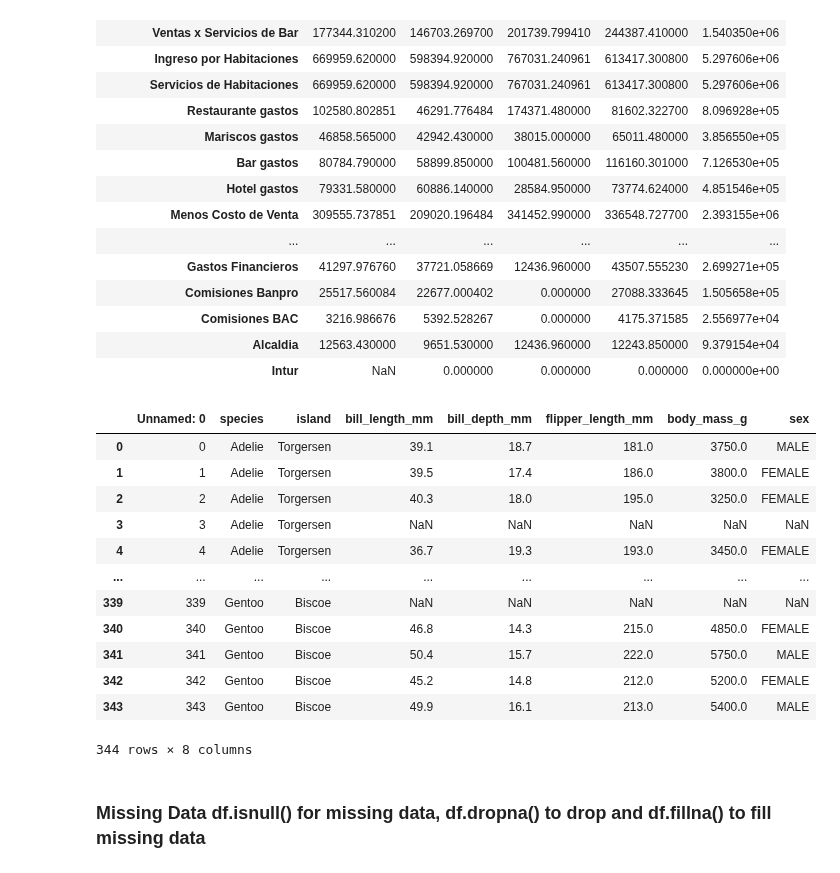
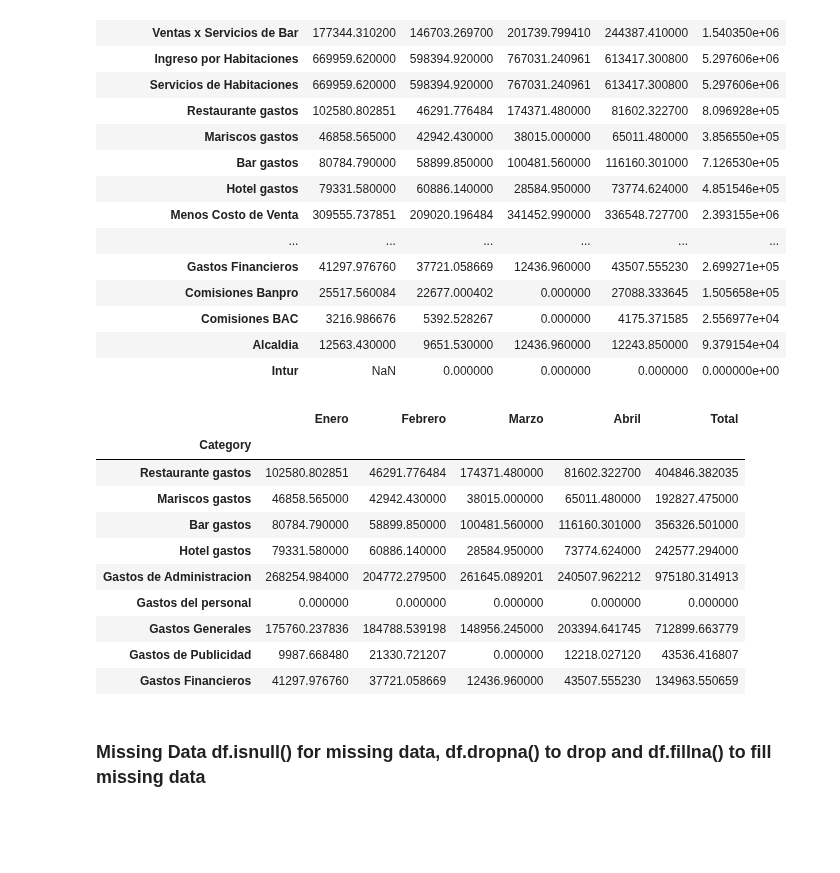
Before and after one commit to Danpr1984/Calculator-, a Jupyter notebook: Pandas training.ipynb, the cells around one changed output. Drawn from its saved outputs; the diff is of its cells as text; code cells hidden in the pictures; blank space fills up the shorter version.

```diff
--- a/Pandas training.ipynb
+++ b/Pandas training.ipynb
@@ -807,24 +808,22 @@ df
 | Comisiones BAC | 3216.986676 | 5392.528267 | 0.000000 | 4175.371585 | 2.556977e+04 |
 | Alcaldia | 12563.430000 | 9651.530000 | 12436.960000 | 12243.850000 | 9.379154e+04 |
 | Intur | NaN | 0.000000 | 0.000000 | 0.000000 | 0.000000e+00 |
-# %%
-df = pd.read_csv('practice_example.csv')
-# %%
-df
-# %% [output]
-|  | Unnamed: 0 | species | island | bill_length_mm | bill_depth_mm | flipper_length_mm | body_mass_g | sex |
-| 0 | 0 | Adelie | Torgersen | 39.1 | 18.7 | 181.0 | 3750.0 | MALE |
-| 1 | 1 | Adelie | Torgersen | 39.5 | 17.4 | 186.0 | 3800.0 | FEMALE |
-| 2 | 2 | Adelie | Torgersen | 40.3 | 18.0 | 195.0 | 3250.0 | FEMALE |
-| 3 | 3 | Adelie | Torgersen | NaN | NaN | NaN | NaN | NaN |
-| 4 | 4 | Adelie | Torgersen | 36.7 | 19.3 | 193.0 | 3450.0 | FEMALE |
-| ... | ... | ... | ... | ... | ... | ... | ... | ... |
-| 339 | 339 | Gentoo | Biscoe | NaN | NaN | NaN | NaN | NaN |
-| 340 | 340 | Gentoo | Biscoe | 46.8 | 14.3 | 215.0 | 4850.0 | FEMALE |
-| 341 | 341 | Gentoo | Biscoe | 50.4 | 15.7 | 222.0 | 5750.0 | MALE |
-| 342 | 342 | Gentoo | Biscoe | 45.2 | 14.8 | 212.0 | 5200.0 | FEMALE |
-| 343 | 343 | Gentoo | Biscoe | 49.9 | 16.1 | 213.0 | 5400.0 | MALE |
-344 rows × 8 columns
+# %%
+df_filtered = df[df.index.str.contains('gastos', case=False)]
+# %%
+df_filtered
+# %% [output]
+|  | Enero | Febrero | Marzo | Abril | Total |
+| Category |  |  |  |  |  |
+| Restaurante gastos | 102580.802851 | 46291.776484 | 174371.480000 | 81602.322700 | 404846.382035 |
+| Mariscos gastos | 46858.565000 | 42942.430000 | 38015.000000 | 65011.480000 | 192827.475000 |
+| Bar gastos | 80784.790000 | 58899.850000 | 100481.560000 | 116160.301000 | 356326.501000 |
+| Hotel gastos | 79331.580000 | 60886.140000 | 28584.950000 | 73774.624000 | 242577.294000 |
+| Gastos de Administracion | 268254.984000 | 204772.279500 | 261645.089201 | 240507.962212 | 975180.314913 |
+| Gastos del personal | 0.000000 | 0.000000 | 0.000000 | 0.000000 | 0.000000 |
+| Gastos Generales | 175760.237836 | 184788.539198 | 148956.245000 | 203394.641745 | 712899.663779 |
+| Gastos de Publicidad | 9987.668480 | 21330.721207 | 0.000000 | 12218.027120 | 43536.416807 |
+| Gastos Financieros | 41297.976760 | 37721.058669 | 12436.960000 | 43507.555230 | 134963.550659 |
 # %% [markdown]
 ### Missing Data df.isnull() for missing data, df.dropna() to drop and df.fillna() to fill missing data
 # %%
```
Also changed, not shown: parts of 34 cells of this notebook.
